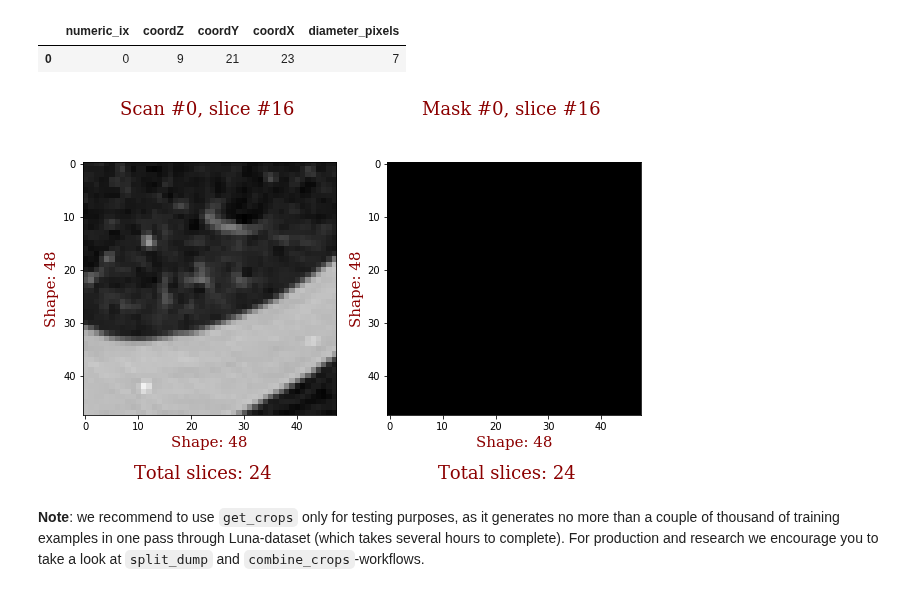
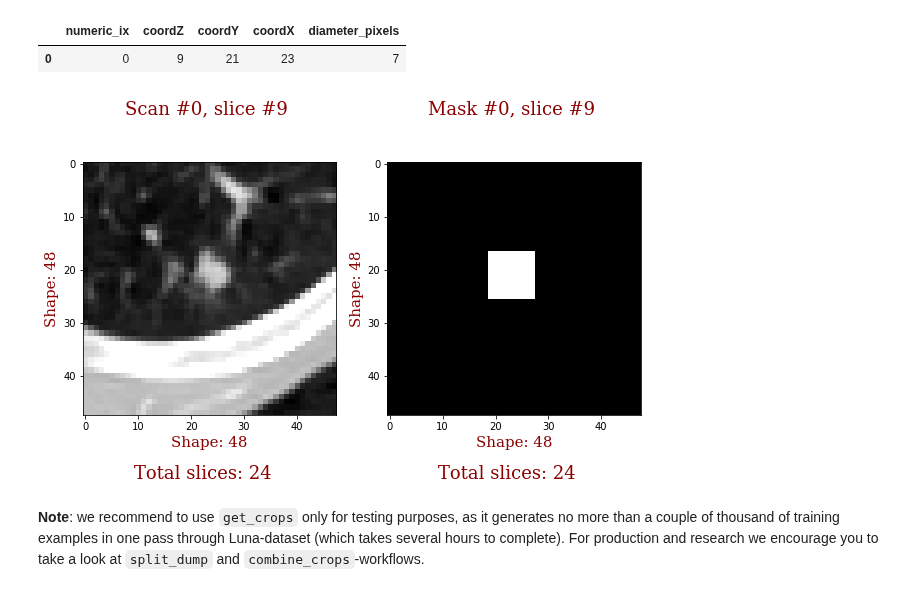
Before and after one commit to analysiscenter/radio, a Jupyter notebook: tutorials/RadIO.III.ipynb, the cells around one changed output. Saved outputs shown, nothing was run; the diff lists cells and outputs as text; code cells hidden in the pictures.

```diff
--- a/tutorials/RadIO.III.ipynb
+++ b/tutorials/RadIO.III.ipynb
@@ -236,10 +236,10 @@ get_nodules_pixel_coords(batch_crops).head(1)
 |  | numeric_ix | coordZ | coordY | coordX | diameter_pixels |
 | 0 | 0 | 9 | 21 | 23 | 7 |
 # %%
-show_slices(batch_crops, 0, 16, components=['images', 'masks'], clims=[(0, 255), (0, 1)],
+show_slices(batch_crops, 0, 9, components=['images', 'masks'], clims=[(0, 255), (0, 1)],
             grid=False)
 # %% [output]
-[figure, old version]
+[figure, new version]
 # %% [markdown]
 **Note**: we recommend to use `get_crops` only for testing purposes, as it generates no more than a couple of thousand of training examples in one pass through Luna-dataset (which takes several hours to complete). For production and research we encourage you to take a look at `split_dump` and `combine_crops`-workflows.
 # %% [markdown]
```
Also changed, not shown: parts of 7 cells of this notebook, 2 other files.
